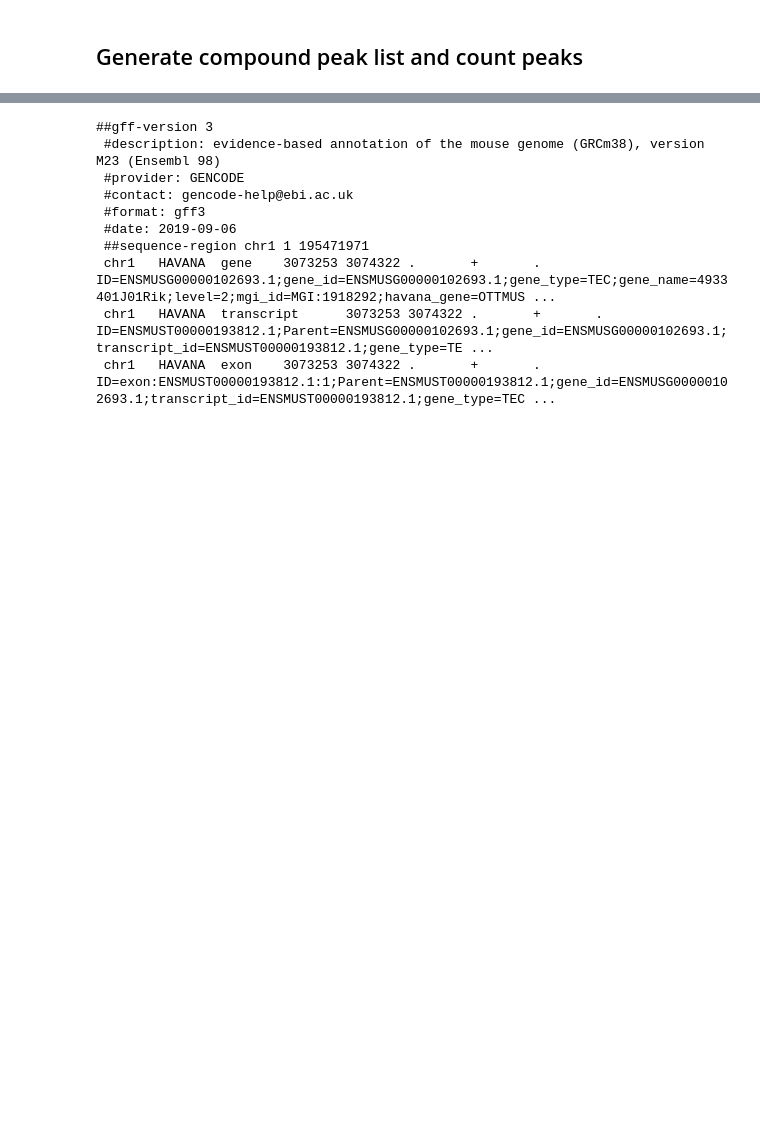
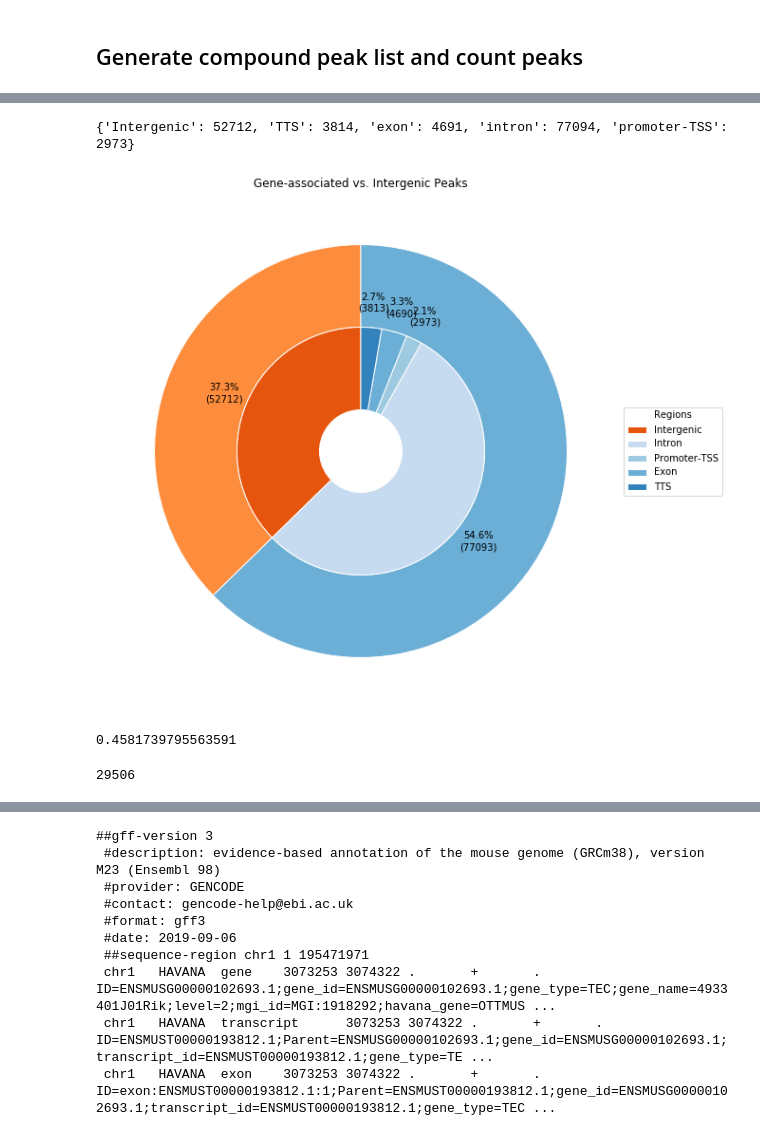
Before and after one commit to linnarsson-lab/chromograph, a Jupyter notebook: notebooks/Peak_calling.ipynb, the cells around one changed output, grey strips where cells are left out. Saved outputs shown, nothing was run; the diff lists cells and outputs as text; code cells hidden in the pictures; blank space fills up the shorter version.

```diff
--- a/notebooks/Peak_calling.ipynb
+++ b/notebooks/Peak_calling.ipynb
@@ -131,0 +468,11 @@ chr1    19714   23399   .       .       .
+# %%
+regs = []
+nPeaks = len(annot['Annotation'])
+for i in range(len(annot['Annotation'])):
+
+    if annot['ID'][i] in enh_peaks:
+        regs.append(annot['Annotation'][i])
+
+    if i%10000 == 0:
+        print(f'Finished {i} out of {nPeaks}')
+enh_annotation = np.array([x.split(' ')[0] for x in regs])
@@ -131,0 +497,61 @@ chr1    19714   23399   .       .       .
+# %%
+regs = np.array([x.split(' ')[0] for x in regs])
+
+enh_counts = {}
+for x in np.unique(regs):
+    enh_counts[x] = np.sum(enh_annotation == x)
+
+print(enh_counts)
+# %% [output]
+{'Intergenic': 52712, 'TTS': 3814, 'exon': 4691, 'intron': 77094, 'promoter-TSS': 2973}
+# %%
+labels = 'Intergenic', 'Intron', 'Promoter-TSS', 'Exon', 'TTS'
+
+fig, ax = plt.subplots(figsize = (12,10))
+
+size = 0.4
+vals = np.array([enh_counts['Intergenic'], enh_counts['intron'], enh_counts['promoter-TSS'], enh_counts['exon'], enh_counts['TTS']])
+
+cmap = plt.get_cmap("tab20c")
+outer_colors = cmap(np.arange(2)*4 + 1)[[1,0],:]
+inner_colors = cmap(np.array([0,1,2,3,4]))[::-1,:]
+
+ax.pie([vals[0], sum(vals[1:])], radius=1, colors=outer_colors,
+       wedgeprops=dict(width=size, edgecolor='w'), startangle=90)
+
+def func(pct, allvals):
+    absolute = int(pct/100.*np.sum(allvals))
+    return "{:.1f}%\n({:d})".format(pct, absolute)
+
+wedges, texts, autotexts = ax.pie(vals.flatten(), radius=1-size, colors=inner_colors, autopct=lambda pct: func(pct, vals), pctdistance=1.2,
+       wedgeprops=dict(width=size, edgecolor='w'), startangle=90)
+
+ax.set(aspect="equal", title='Gene-associated vs. Intergenic Peaks')
+
+ax.legend(wedges, labels,
+          title="Regions",
+          loc="center left",
+          bbox_to_anchor=(1, 0, 0.5, 1))
+
+plt.show()
+# %% [output]
+[figure, added]
+# %%
+enh_counts['Intergenic'] / counts['Intergenic']
+# %% [output]
+0.4581739795563591
+# %%
+peak_list = BedTool([(annot['Chr'][x], str(annot['Start'][x]), str(annot['End'][x]), str(annot['ID'][x])) for x in range(len(annot['Chr']))]).saveas()
+
+for x in ['tss', 'transcripts', 'promoter', 'enhancer', 'dnase', 'ctcf', 'blacklist']:
+    sub = BedTool(os.path.join(config.paths.ref, 'regions', f'{x}.bed'))
+    peak_list = peak_list.subtract(sub, A=True)
+
+for x in ['regulatory.gff', 'genes.gtf']:
+    sub = BedTool(os.path.join(config.paths.ref, 'genes', x))
+    peak_list = peak_list.subtract(sub, A=True)
+
+peak_list.saveas()
+print(peak_list.count())
+# %% [output]
+29506
```
Also changed, not shown: parts of 33 cells of this notebook, 10 other files.
